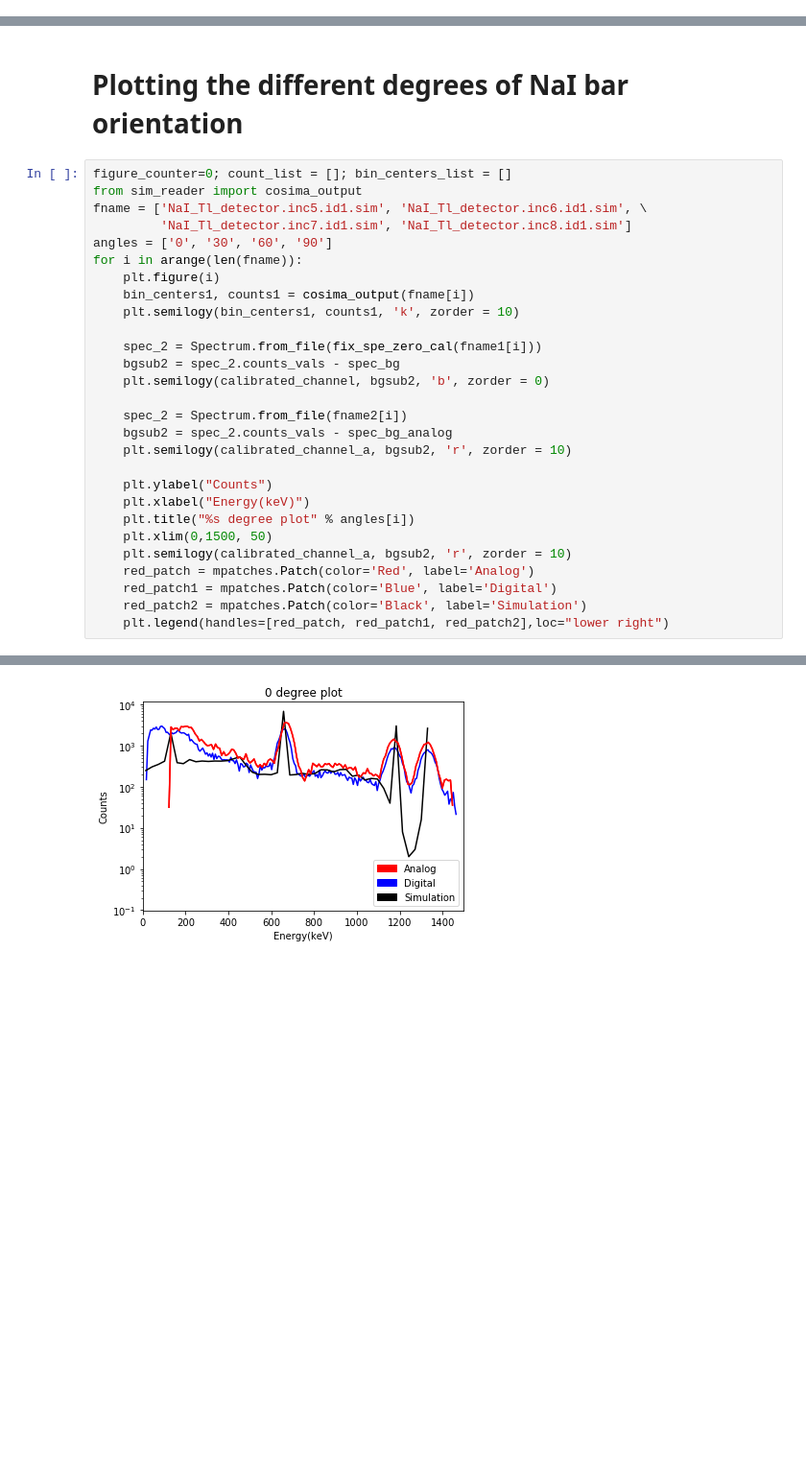
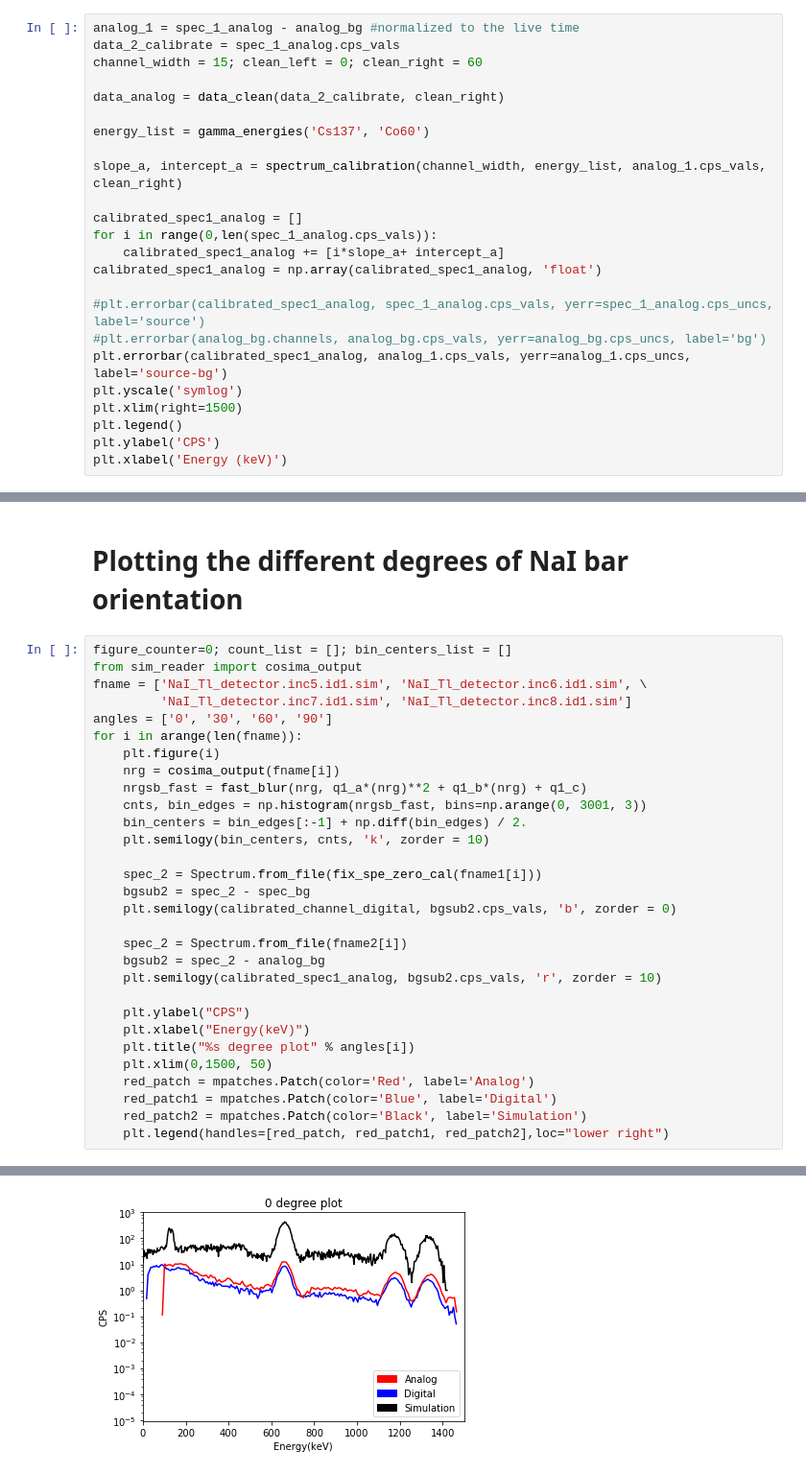
Before and after one commit to mattmar2410/Digibase-vs-Analog-comparison, a Jupyter notebook: digibase_analog_comparison/NaI_analysis.ipynb, the cells around one changed output, grey strips where cells are left out. Shown: that part at 96% size. Saved outputs shown, nothing was run; the diff lists cells and outputs as text; blank space fills up the shorter version.

```diff
--- a/digibase_analog_comparison/NaI_analysis.ipynb
+++ b/digibase_analog_comparison/NaI_analysis.ipynb
@@ -282,0 +281,24 @@ print(amplitude, Area)
+# %%
+analog_1 = spec_1_analog - analog_bg #normalized to the live time
+data_2_calibrate = spec_1_analog.cps_vals
+channel_width = 15; clean_left = 0; clean_right = 60
+
+data_analog = data_clean(data_2_calibrate, clean_right)
+
+energy_list = gamma_energies('Cs137', 'Co60')
+
+slope_a, intercept_a = spectrum_calibration(channel_width, energy_list, analog_1.cps_vals, clean_right)
+
+calibrated_spec1_analog = []
+for i in range(0,len(spec_1_analog.cps_vals)):
+    calibrated_spec1_analog += [i*slope_a+ intercept_a]
+calibrated_spec1_analog = np.array(calibrated_spec1_analog, 'float')
+
+#plt.errorbar(calibrated_spec1_analog, spec_1_analog.cps_vals, yerr=spec_1_analog.cps_uncs, label='source')
+#plt.errorbar(analog_bg.channels, analog_bg.cps_vals, yerr=analog_bg.cps_uncs, label='bg')
+plt.errorbar(calibrated_spec1_analog, analog_1.cps_vals, yerr=analog_1.cps_uncs, label='source-bg')
+plt.yscale('symlog')
+plt.xlim(right=1500)
+plt.legend()
+plt.ylabel('CPS')
+plt.xlabel('Energy (keV)')
@@ -290,42 +332,44 @@ fname = ['NaI_Tl_detector.inc5.id1.sim', 'NaI_Tl_detector.inc6.id1.sim', \
 angles = ['0', '30', '60', '90']
 for i in arange(len(fname)):
     plt.figure(i)
-    bin_centers1, counts1 = cosima_output(fname[i])
-    plt.semilogy(bin_centers1, counts1, 'k', zorder = 10)
+    nrg = cosima_output(fname[i])
+    nrgsb_fast = fast_blur(nrg, q1_a*(nrg)**2 + q1_b*(nrg) + q1_c)
+    cnts, bin_edges = np.histogram(nrgsb_fast, bins=np.arange(0, 3001, 3))
+    bin_centers = bin_edges[:-1] + np.diff(bin_edges) / 2.
+    plt.semilogy(bin_centers, cnts, 'k', zorder = 10)
 
     spec_2 = Spectrum.from_file(fix_spe_zero_cal(fname1[i]))
-    bgsub2 = spec_2.counts_vals - spec_bg
-    plt.semilogy(calibrated_channel, bgsub2, 'b', zorder = 0)
+    bgsub2 = spec_2 - spec_bg
+    plt.semilogy(calibrated_channel_digital, bgsub2.cps_vals, 'b', zorder = 0)
 
     spec_2 = Spectrum.from_file(fname2[i])
-    bgsub2 = spec_2.counts_vals - spec_bg_analog
-    plt.semilogy(calibrated_channel_a, bgsub2, 'r', zorder = 10)
+    bgsub2 = spec_2 - analog_bg
+    plt.semilogy(calibrated_spec1_analog, bgsub2.cps_vals, 'r', zorder = 10)
 
-    plt.ylabel("Counts")
+    plt.ylabel("CPS")
     plt.xlabel("Energy(keV)")
     plt.title("%s degree plot" % angles[i])
     plt.xlim(0,1500, 50)
-    plt.semilogy(calibrated_channel_a, bgsub2, 'r', zorder = 10)
     red_patch = mpatches.Patch(color='Red', label='Analog')
     red_patch1 = mpatches.Patch(color='Blue', label='Digital')
     red_patch2 = mpatches.Patch(color='Black', label='Simulation')
     plt.legend(handles=[red_patch, red_patch1, red_patch2],loc="lower right")
 # %% [output]
 0
 100000
 Fixed line: 1046
 SpeFile: Reading file Data_collection/digibase_5min_0_1_fixed.Spe
 Unknown line:  $PRESETS:
 Unknown line:  None
 Unknown line:  0
 Unknown line:  0
 SpeFile: Reading file Data_collection/analog_vs_digital/analog_5min_0_1.Spe
 Unknown line:  $PRESETS:
 Unknown line:  None
 Unknown line:  0
 ... (34 lines left out)
 Unknown line:  $PRESETS:
 Unknown line:  None
 Unknown line:  0
 Unknown line:  0
-[figure, old version]
+[figure, new version]
```
Also changed, not shown: parts of 30 cells of this notebook, 3 other files.
